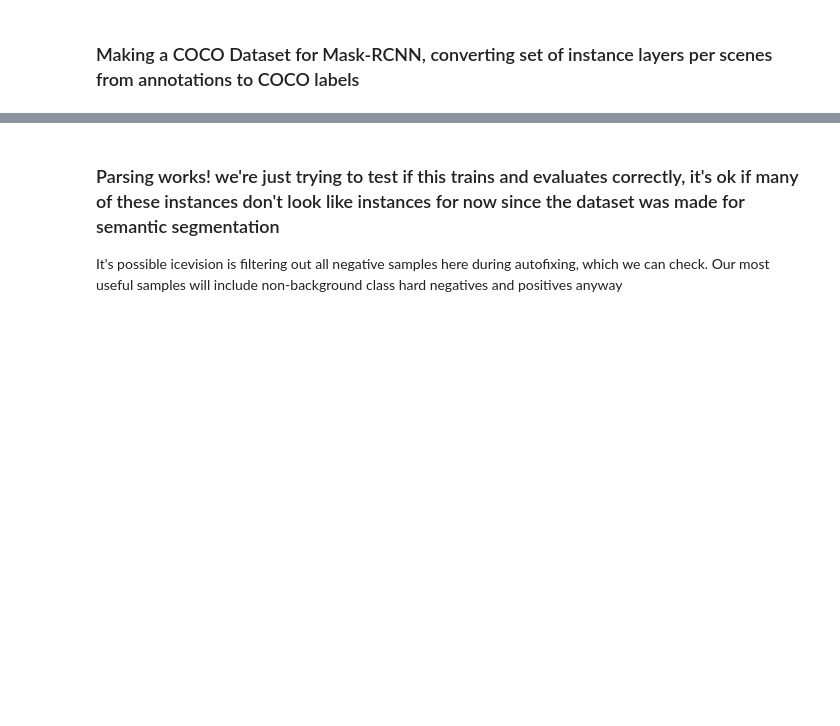
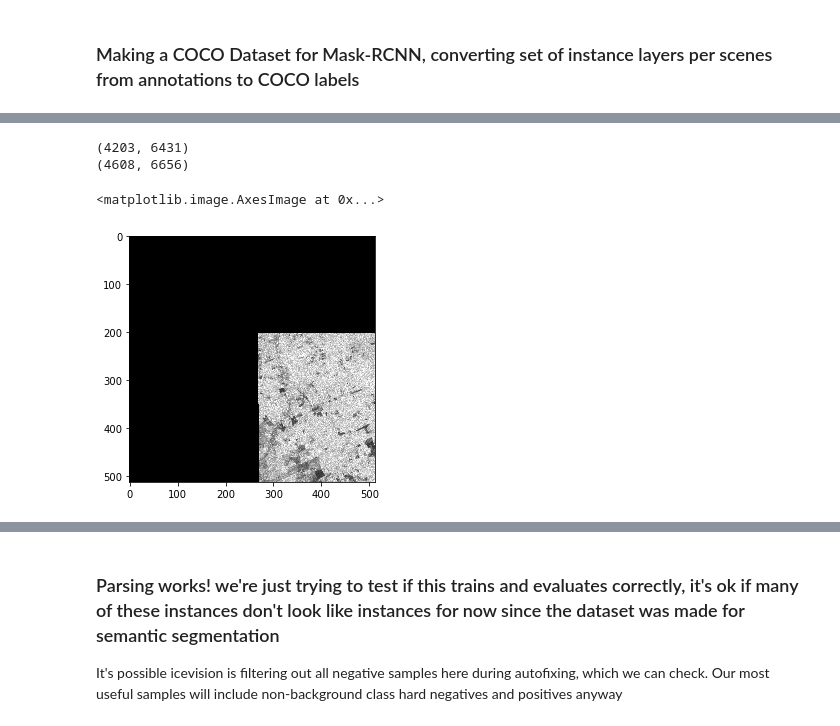
Before and after one commit to SkyTruth/cerulean-ml, a Jupyter notebook: notebooks/cerulean-v2-data-loader.ipynb, the cells around one changed output, grey strips where cells are left out. Saved outputs shown, nothing was run; the diff lists cells and outputs as text; code cells hidden in the pictures; blank space fills up the shorter version.

```diff
--- a/notebooks/cerulean-v2-data-loader.ipynb
+++ b/notebooks/cerulean-v2-data-loader.ipynb
@@ -95,17 +101,27 @@ def reshape_split(image: np.ndarray, kernel_size: tuple):
     tile_height, tile_width = kernel_size
     pad_height = pad_l_total(tile_height, img_height)
     pad_width = pad_l_total(tile_width, img_width)
-    pad_height_up = np.floor(pad_height)
-    pad_height_down = np.ceil(pad_height)
-    pad_width_up = np.floor(pad_width)
-    pad_width_down = np.ceil(pad_width)
-    image_padded = np.pad(image, ((pad_height_up, pad_height_down), pad_width_up, pad_width_down), mode="constant", constant_values=0)
+    pad_height_up = int(np.floor(pad_height/2))
+    pad_height_down = int(np.ceil(pad_height/2))
+    pad_width_up = int(np.floor(pad_width/2))
+    pad_width_down = int(np.ceil(pad_width/2))
+    image_padded = np.pad(image, ((pad_height_up, pad_height_down), (pad_width_up, pad_width_down)), mode="constant", constant_values=0)
     img_height, img_width = image_padded.shape
+    print(image.shape)
+    print(image_padded.shape)
     tiled_array = image_padded.reshape(img_height // tile_height,
                                 tile_height,
                                 img_width // tile_width,
-                                tile_width, 1)
+                                tile_width)
     tiled_array = tiled_array.swapaxes(1, 2)
     return tiled_array
 
 tiled_arr = reshape_split(arr, (512, 512))
+# %% [output]
+(4203, 6431)
+(4608, 6656)
+# %%
+skio.imshow(tiled_arr[0,0,:,:])
+# %% [output]
+<matplotlib.image.AxesImage at 0x...>
+[figure, added]
```
Also changed, not shown: parts of 7 cells of this notebook.
